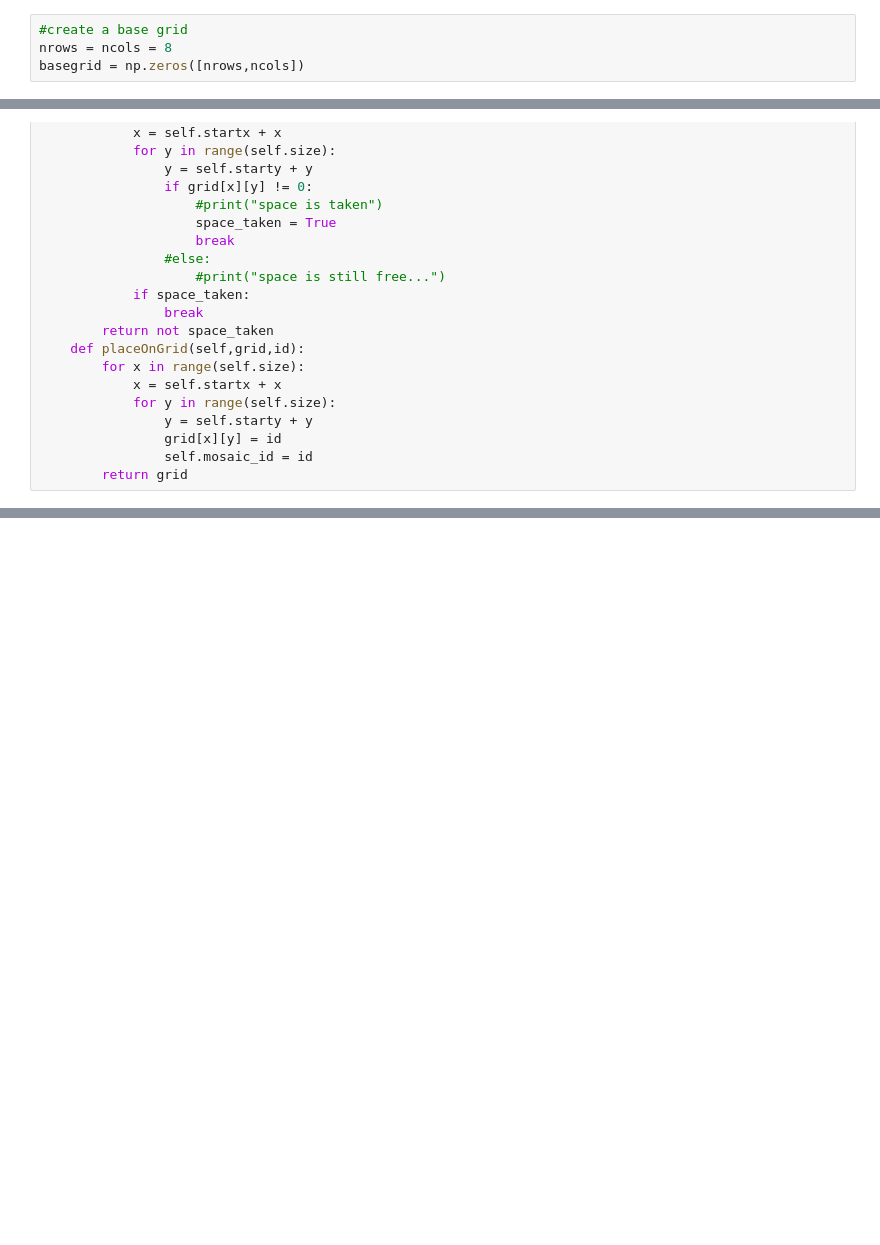
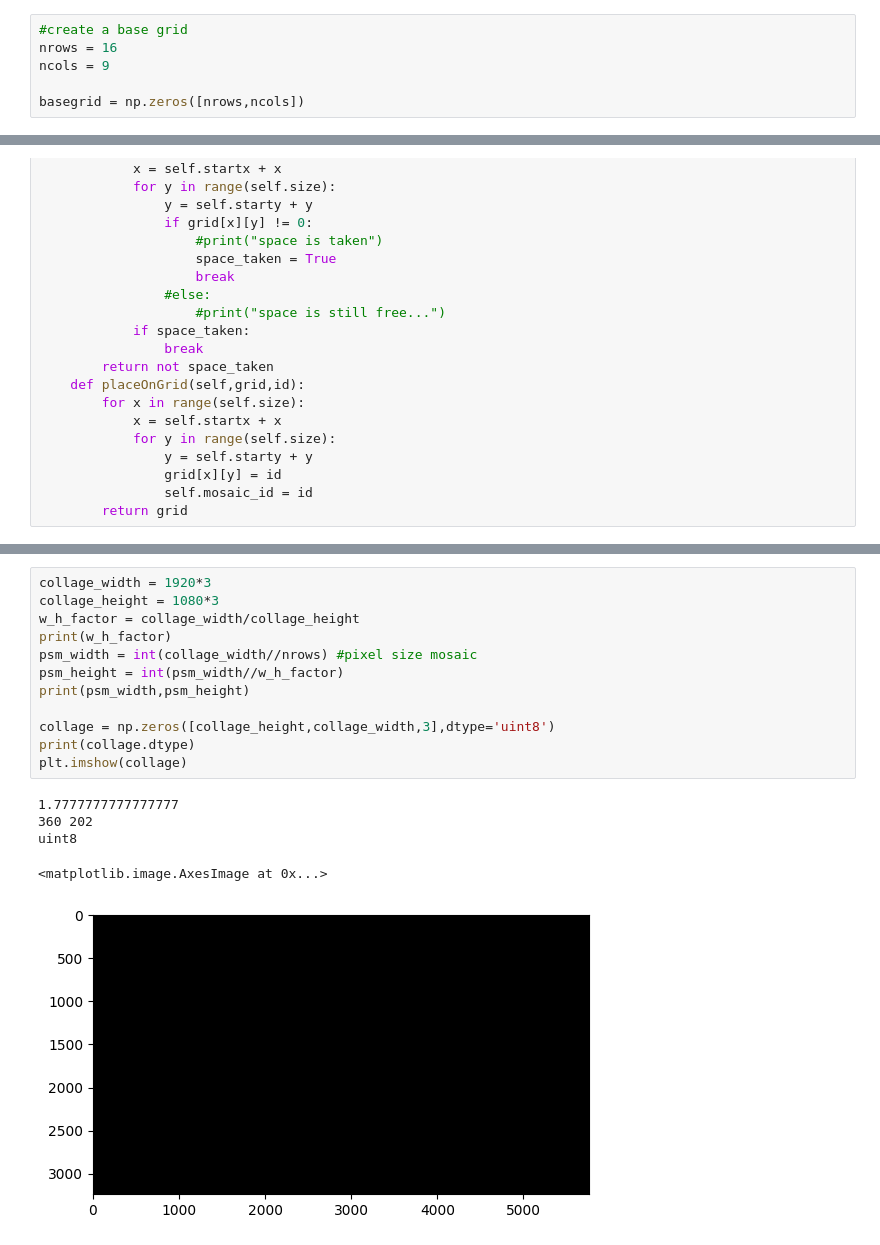
Before and after one commit to mgoetze06/learnPy, a Jupyter notebook: mosaic/mosaic.ipynb, the cells around one changed output, grey strips where cells are left out. Saved outputs shown, nothing was run; the diff lists cells and outputs as text; blank space fills up the shorter version.

Commit message:
creating and saving mosaic collage; somehow it is only half the height, workaround just crop to the half

```diff
--- a/mosaic/mosaic.ipynb
+++ b/mosaic/mosaic.ipynb
@@ -93,7 +93,9 @@ plt.imshow(collage)
 # Implementation of Mosaic
 # %%
 #create a base grid
-nrows = ncols = 8
+nrows = 16
+ncols = 9
+
 basegrid = np.zeros([nrows,ncols])
 # %%
 def drawGrid(arr):
@@ -193,0 +254,18 @@ for ms in mosaic:
+# %%
+collage_width = 1920*3
+collage_height = 1080*3
+w_h_factor = collage_width/collage_height
+print(w_h_factor)
+psm_width = int(collage_width//nrows) #pixel size mosaic
+psm_height = int(psm_width//w_h_factor)
+print(psm_width,psm_height)
+
+collage = np.zeros([collage_height,collage_width,3],dtype='uint8')
+print(collage.dtype)
+plt.imshow(collage)
+# %% [output]
+1.7777777777777777
+360 202
+uint8
+<matplotlib.image.AxesImage at 0x...>
+[figure, added]
```
Also changed, not shown: parts of 11 cells of this notebook.
